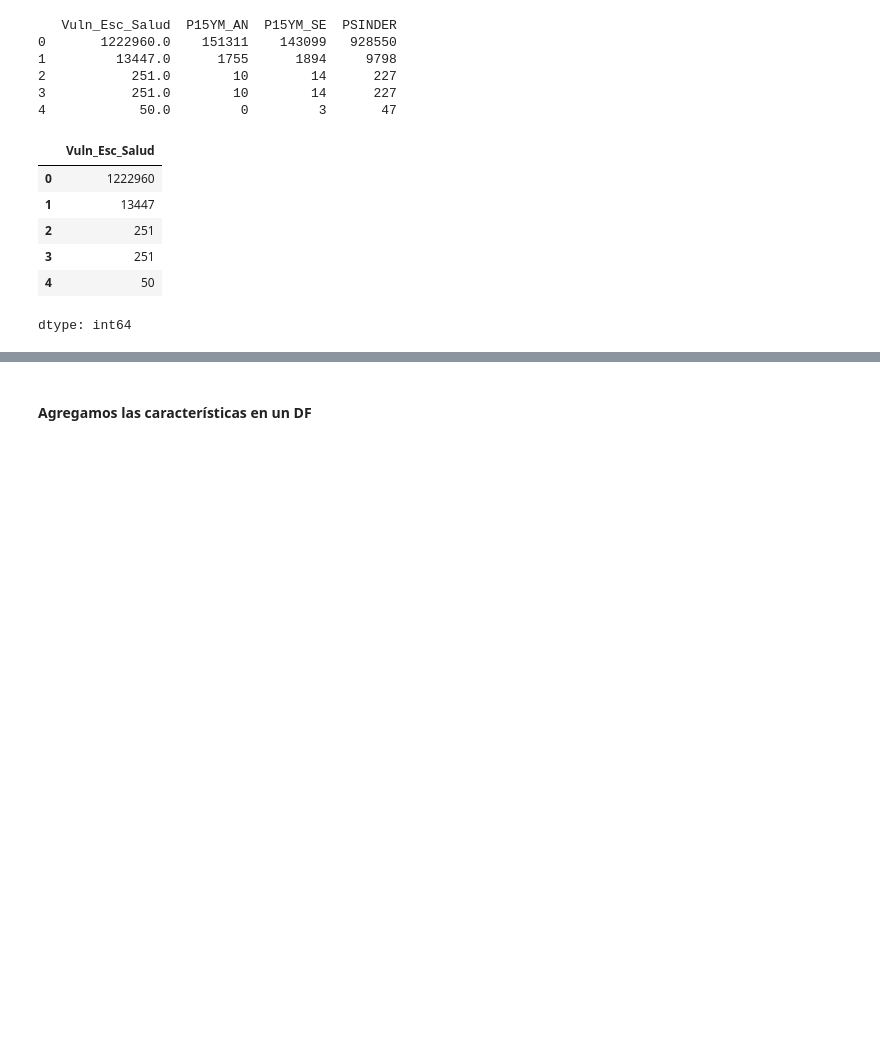
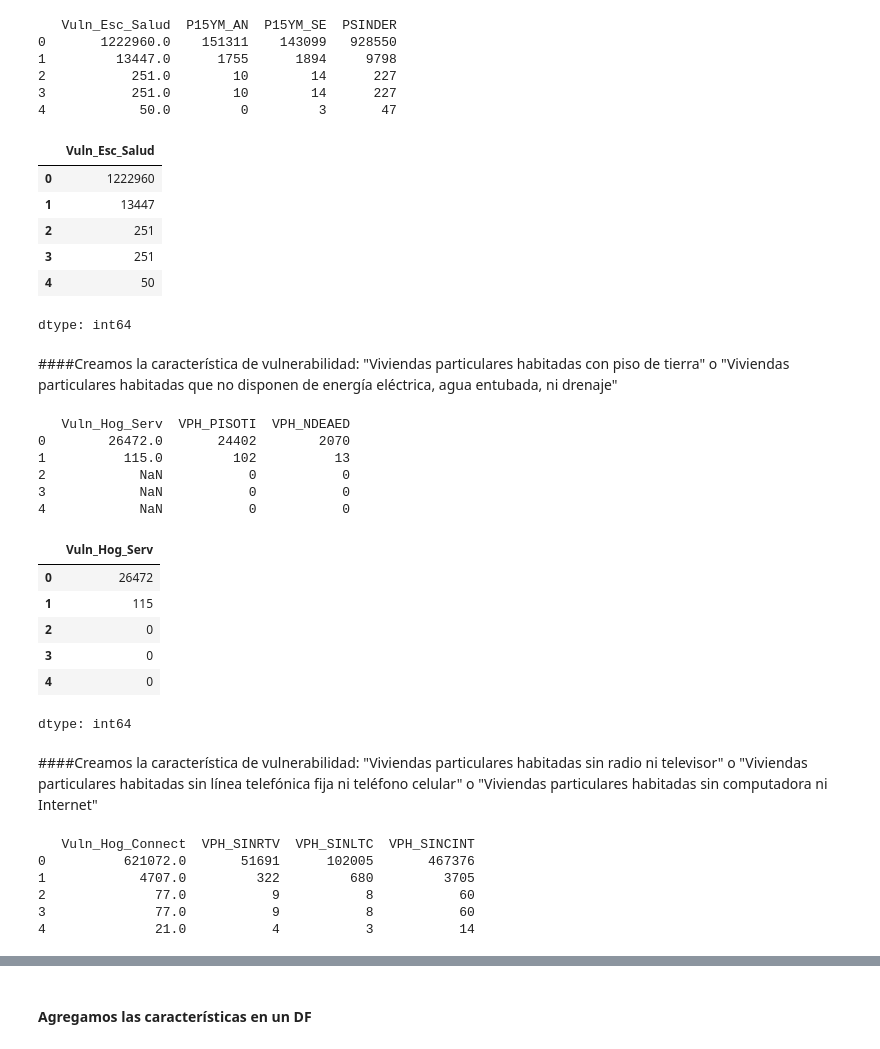
Before and after one commit to LH-1169213/IslasDeCalor, a Jupyter notebook: EDA_SCITEL_INEGI_Avance_2.ipynb, the cells around one changed output, grey strips where cells are left out. Drawn from its saved outputs; the diff is of its cells as text; code cells hidden in the pictures; blank space fills up the shorter version.

```diff
--- a/EDA_SCITEL_INEGI_Avance_2.ipynb
+++ b/EDA_SCITEL_INEGI_Avance_2.ipynb
@@ -1149,7 +1149,7 @@ dtype: int64
 # %%
 df_esc_salud = df_cat.copy()
 for index, row in df_esc_salud.iterrows():
-    if row['P_0A2'] != 0 or row['P15YM_AN'] != 0 or row['P15YM_SE'] != 0 or row['PSINDER']:
+    if row['P15YM_AN'] != 0 or row['P15YM_SE'] != 0 or row['PSINDER']:
         df_esc_salud.at[index, 'Vuln_Esc_Salud'] = (int(df_esc_salud.at[index,'P15YM_AN']) + int(df_esc_salud.at[index,'P15YM_SE']) + int(df_esc_salud.at[index,'PSINDER'])) or 0
 
 print(df_esc_salud[['Vuln_Esc_Salud', 'P15YM_AN', 'P15YM_SE', 'PSINDER']].head())
@@ -1171,3 +1171,46 @@ df_esc_salud.head()
 | 3 | 251 |
 | 4 | 50 |
 dtype: int64
+# %% [markdown]
+####Creamos la característica  de vulnerabilidad: "Viviendas particulares habitadas con piso de tierra" o "Viviendas particulares habitadas que no disponen de energía eléctrica, agua entubada, ni drenaje"
+# %%
+df_hog_serv = df_cat.copy()
+for index, row in df_hog_serv.iterrows():
+    if row['VPH_PISOTI'] != 0 or row['VPH_NDEAED'] != 0 :
+        df_hog_serv.at[index, 'Vuln_Hog_Serv'] = (int(df_hog_serv.at[index,'VPH_PISOTI']) + int(df_hog_serv.at[index,'VPH_NDEAED'])) or 0
+
+print(df_hog_serv[['Vuln_Hog_Serv', 'VPH_PISOTI', 'VPH_NDEAED']].head())
+# %% [output]
+   Vuln_Hog_Serv  VPH_PISOTI  VPH_NDEAED
+0        26472.0       24402        2070
+1          115.0         102          13
+2            NaN           0           0
+3            NaN           0           0
+4            NaN           0           0
+# %%
+df_hog_serv = df_hog_serv['Vuln_Hog_Serv'].apply(pd.to_numeric, errors='coerce').fillna(0).astype(int)
+df_hog_serv.head()
+# %% [output]
+|  | Vuln_Hog_Serv |
+| 0 | 26472 |
+| 1 | 115 |
+| 2 | 0 |
+| 3 | 0 |
+| 4 | 0 |
+dtype: int64
+# %% [markdown]
+####Creamos la característica  de vulnerabilidad: "Viviendas particulares habitadas sin radio ni televisor" o "Viviendas particulares habitadas sin línea telefónica fija ni teléfono celular" o "Viviendas particulares habitadas sin computadora ni Internet"
+# %%
+df_hog_connect = df_cat.copy()
+for index, row in df_hog_connect.iterrows():
+    if row['VPH_SINRTV'] != 0 or row['VPH_SINLTC'] != 0 or row['VPH_SINCINT']:
+        df_hog_connect.at[index, 'Vuln_Hog_Connect'] = (int(df_hog_connect.at[index,'VPH_SINRTV']) + int(df_hog_connect.at[index,'VPH_SINLTC']) + int(df_hog_connect.at[index,'VPH_SINCINT'])) or 0
+
+print(df_hog_connect[['Vuln_Hog_Connect', 'VPH_SINRTV', 'VPH_SINLTC', 'VPH_SINCINT']].head())
+# %% [output]
+   Vuln_Hog_Connect  VPH_SINRTV  VPH_SINLTC  VPH_SINCINT
+0          621072.0       51691      102005       467376
+1            4707.0         322         680         3705
+2              77.0           9           8           60
+3              77.0           9           8           60
+4              21.0           4           3           14
```
Also changed, not shown: parts of 11 cells of this notebook.
